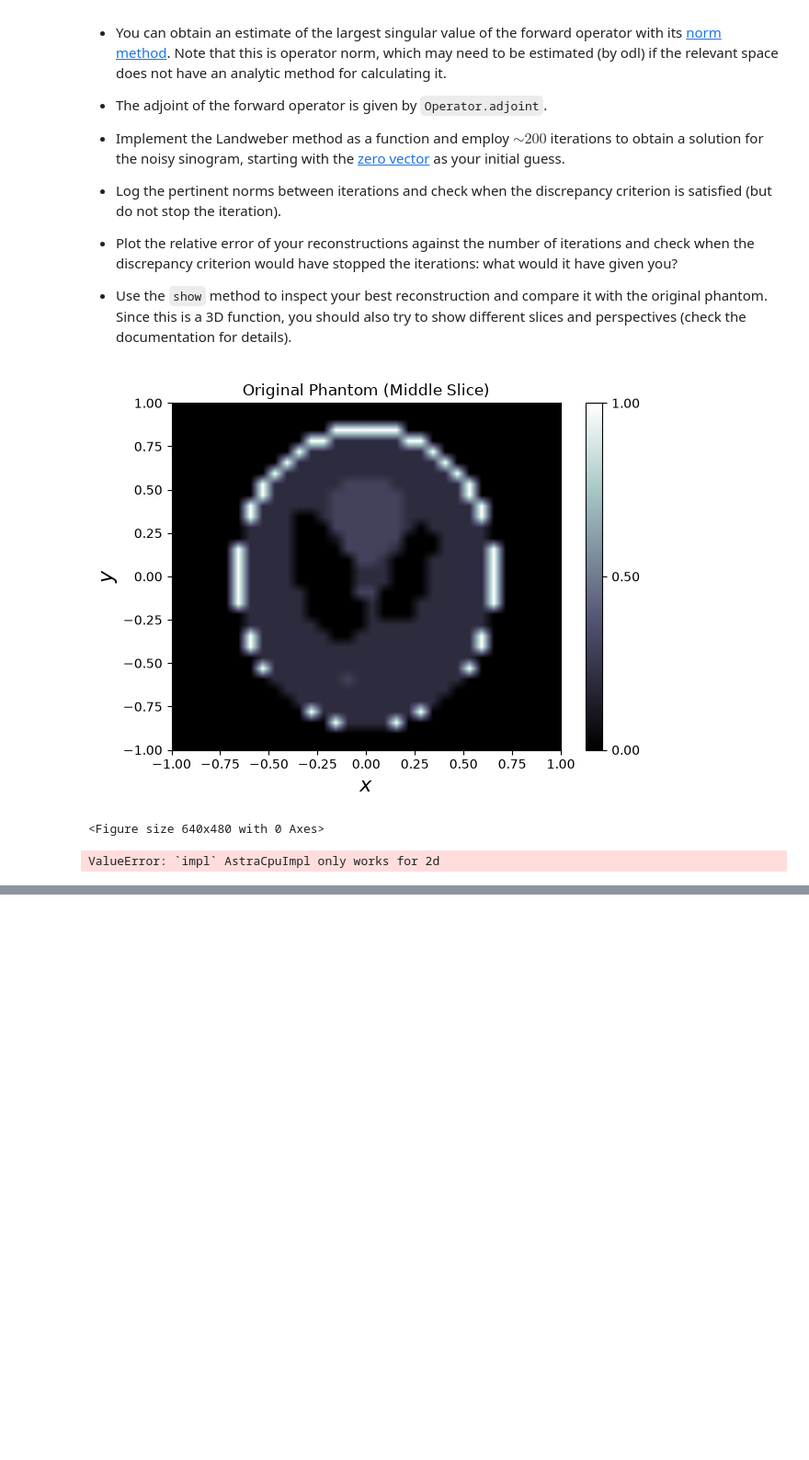
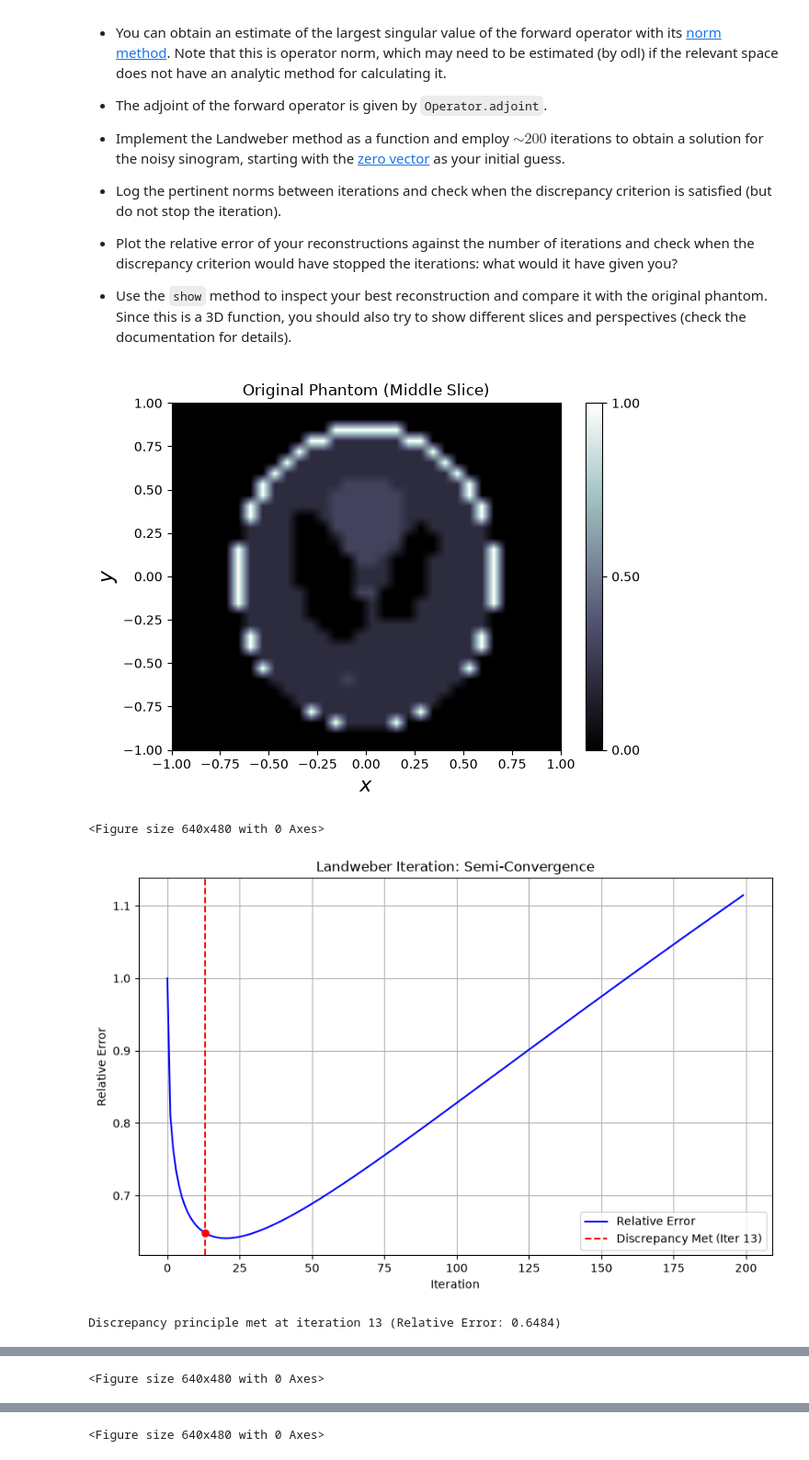
Before and after one commit to lepamacka/SF2529_HT26, a Jupyter notebook: labs/Lab3.ipynb, the cells around one changed output, grey strips where cells are left out. Shown at 92% size. Cells and saved outputs as stored; diff of their text form; code cells hidden in the pictures; blank space fills up the shorter version.

```diff
--- a/labs/Lab3.ipynb
+++ b/labs/Lab3.ipynb
@@ -84,32 +84,34 @@ for i in range(n_iter):
         stop_iter = i
         x_opt = x.copy()
 
-    x -= omega * operator.adjoint(residual)
+    # Updated: Out-of-place assignment prevents ODL 1.0 array coercion errors
+    x = x - float(omega) * operator.adjoint(residual)
 
 # 10. Plotting the relative error and marking the discrepancy point
 plt.figure(figsize=(10, 6))
 plt.plot(range(n_iter), rel_errors, label="Relative Error", color='blue')
 
 if stop_iter is not None:
     plt.axvline(x=stop_iter, color='red', linestyle='--', label=f"Discrepancy Met (Iter {stop_iter})")
     plt.plot(stop_iter, rel_errors[stop_iter], 'ro')
 
 plt.xlabel("Iteration")
 plt.ylabel("Relative Error")
 plt.title("Landweber Iteration: Semi-Convergence")
 plt.legend()
 plt.grid(True)
 plt.show()
 
 # 11. Visualizing the optimal reconstruction
 if stop_iter is not None:
     print(f"Discrepancy principle met at iteration {stop_iter} (Relative Error: {rel_errors[stop_iter]:.4f})")
     x_opt.show(title=f"Best Reconstruction (Iter {stop_iter})", force_show=True)
     x_opt[:, :, 16].show(title=f"Z-Axis Slice of Reconstruction", force_show=True)
 else:
     print("Discrepancy principle was not met within the assigned iterations.")
     x.show(title="Reconstruction at Iteration 200", force_show=True)
 # %% [output]
 [figure]
 <Figure size 640x480 with 0 Axes>
+[figure, added]
-ValueError: `impl` AstraCpuImpl only works for 2d
+Discrepancy principle met at iteration 13 (Relative Error: 0.6484)
@@ -115,0 +119 @@ ValueError: `impl` AstraCpuImpl only works for 2d
+<Figure size 640x480 with 0 Axes>
@@ -115,0 +121 @@ ValueError: `impl` AstraCpuImpl only works for 2d
+<Figure size 640x480 with 0 Axes>
```
Also changed, not shown: parts of 1 cell of this notebook, 3 other files.
